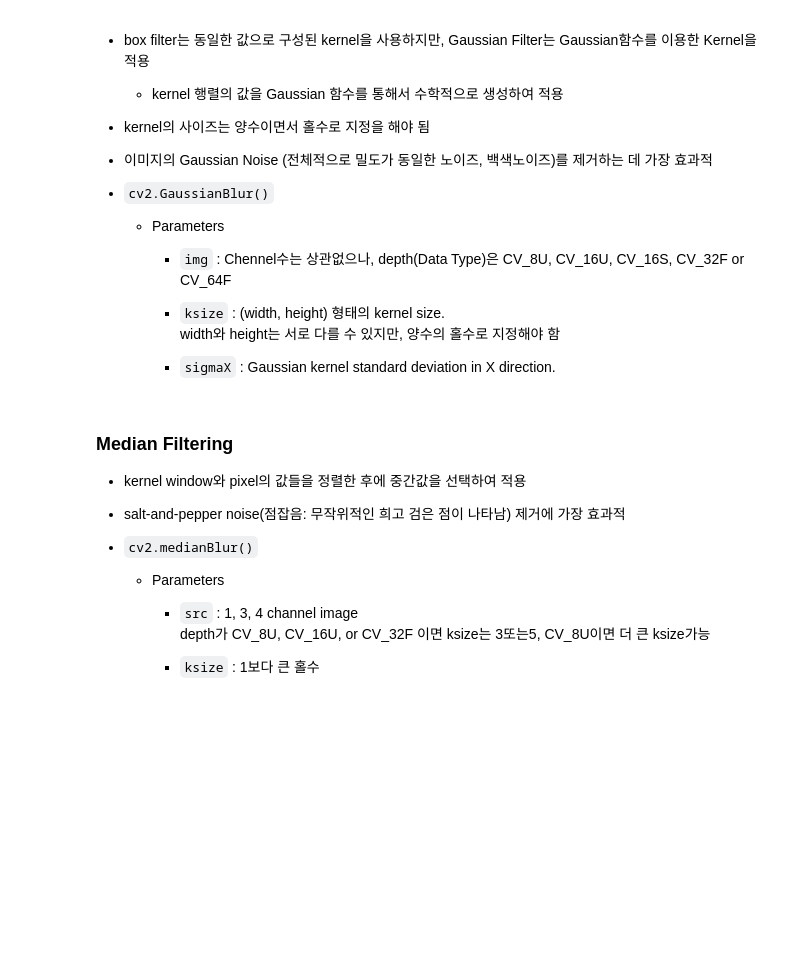
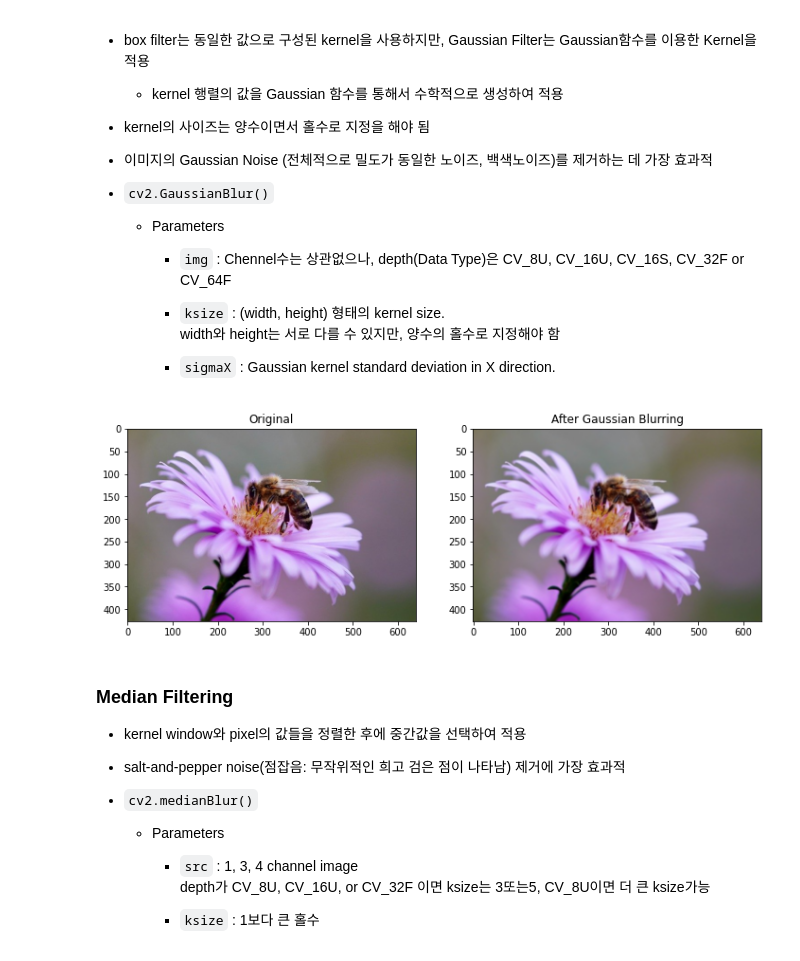
Before and after one commit to 0jipy/DeepLearning_2022_01, a Jupyter notebook: 11.OpenCV/07_Image_Smoothing.ipynb, the cells around one changed output. Saved outputs shown, nothing was run; the diff lists cells and outputs as text; code cells hidden in the pictures; blank space fills up the shorter version.

```diff
--- a/11.OpenCV/07_Image_Smoothing.ipynb
+++ b/11.OpenCV/07_Image_Smoothing.ipynb
@@ -88,6 +156,14 @@
       width와 height는 서로 다를 수 있지만, 양수의 홀수로 지정해야 함
 
     - `sigmaX` : Gaussian kernel standard deviation in X direction.
+# %%
+dst2 = cv2.GaussianBlur(img, ksize=(5,5), sigmaX=0)
+plt.figure(figsize=(12,5))
+plt.subplot(121), plt.imshow(img), plt.title('Original')
+plt.subplot(122), plt.imshow(dst2), plt.title('After Gaussian Blurring')
+plt.show()
+# %% [output]
+[figure, added]
 # %% [markdown]
 ### Median Filtering
 - kernel window와 pixel의 값들을 정렬한 후에 중간값을 선택하여 적용
```
Also changed, not shown: parts of 12 cells of this notebook.
